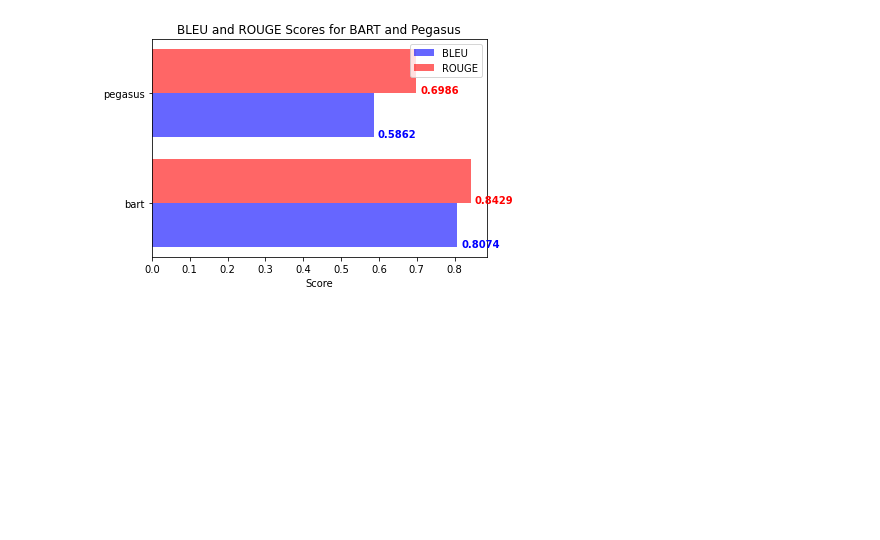
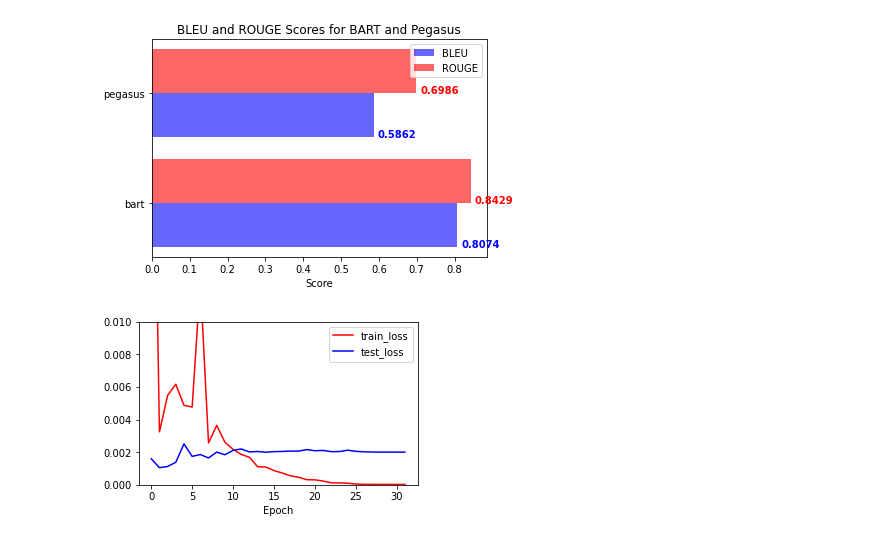
Before and after one commit to qiyuanlanniao/abstract_tianchi, a Jupyter notebook: visual.ipynb, the cells around one changed output. Cells and saved outputs as stored; diff of their text form; code cells hidden in the pictures; blank space fills up the shorter version.

```diff
--- a/visual.ipynb
+++ b/visual.ipynb
@@ -64,3 +64,21 @@ ax.legend()
 plt.show()
 # %% [output]
 [figure]
+# %%
+# 训练过程的损失变化曲线
+
+pretrain = json.load(open('model_weights/pretrain_bart/record.json'))
+
+x = [i for i in range(len(pretrain['train_loss']))]
+
+plt.figure(figsize=(5,3))
+
+plt.plot(x,pretrain['train_loss'],color='red',label='train_loss')
+plt.plot(x,pretrain['test_loss'],color='blue',label='test_loss')
+
+plt.xlabel('Epoch')
+plt.legend()
+plt.ylim([0,0.01])
+plt.show()
+# %% [output]
+[figure, added]
```
Also changed, not shown: parts of 1 cell of this notebook, 9 other files.
